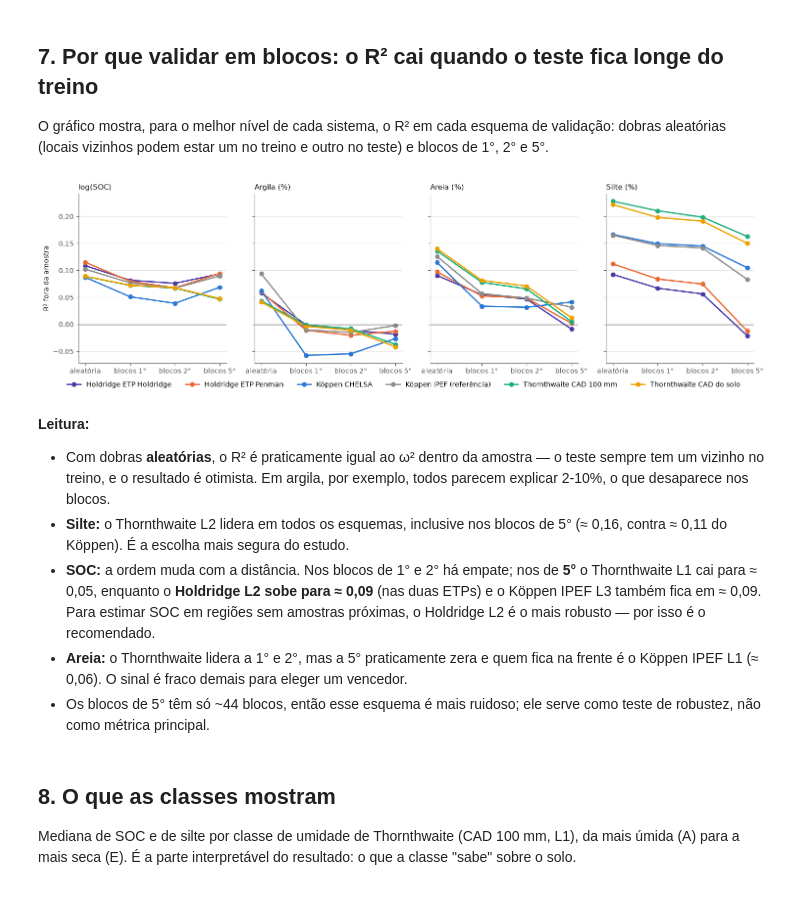
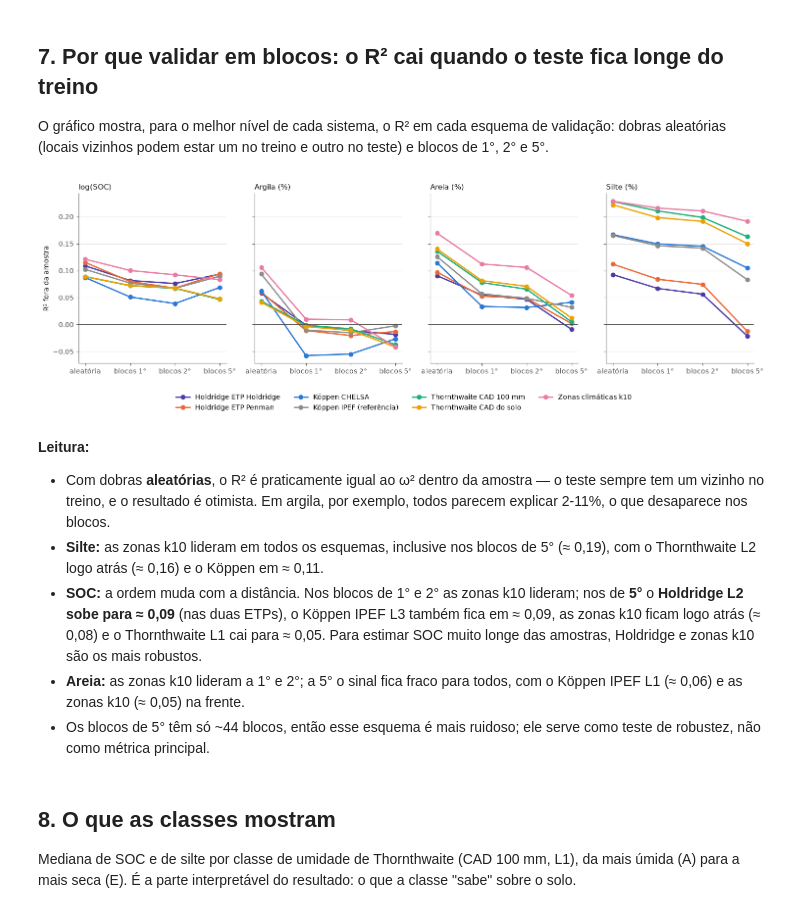
Before and after one commit to fcoliveira-utfpr/climate_for_soil, a Jupyter notebook: corelacao/comparacao_climas.ipynb, the cells around one changed output. Cells and saved outputs as stored; diff of their text form; code cells hidden in the pictures.

```diff
--- a/corelacao/comparacao_climas.ipynb
+++ b/corelacao/comparacao_climas.ipynb
@@ -84,10 +88,10 @@ classes = pd.read_csv(TAB / 'classes.csv')
 
 RESPOSTAS = {'log_soc': 'log(SOC)', 'argila': 'Argila (%)', 'areia': 'Areia (%)', 'silte': 'Silte (%)'}
 SISTEMAS = ['Köppen IPEF (referência)', 'Köppen CHELSA', 'Holdridge ETP Penman', 'Holdridge ETP Holdridge',
-            'Thornthwaite CAD 100 mm', 'Thornthwaite CAD do solo']
+            'Thornthwaite CAD 100 mm', 'Thornthwaite CAD do solo', 'Zonas climáticas k10']
 CORES = {'Köppen IPEF (referência)': '#8c8c8c', 'Köppen CHELSA': '#2a78d6', 'Holdridge ETP Penman': '#eb6834',
          'Holdridge ETP Holdridge': '#4a3aa7', 'Thornthwaite CAD 100 mm': '#1baf7a',
-         'Thornthwaite CAD do solo': '#eda100'}
+         'Thornthwaite CAD do solo': '#eda100', 'Zonas climáticas k10': '#e87ba4'}
 TINTA, TINTA2, GRADE = '#0b0b0b', '#52514e', '#e4e3df'
 plt.rcParams.update({'font.size': 10, 'axes.edgecolor': TINTA2, 'axes.labelcolor': TINTA,
                      'xtick.color': TINTA2, 'ytick.color': TINTA2, 'axes.spines.top': False,
@@ -426,39 +440,39 @@ aleatórias (locais vizinhos podem estar um no treino e outro no teste) e blocos
 # %%
 ESQUEMAS = {'aleatoria': 'aleatória', 'bloco_1': 'blocos 1°', 'bloco_2': 'blocos 2°', 'bloco_5': 'blocos 5°'}
 fig, axes = plt.subplots(1, 4, figsize=(15, 4.2), sharey=True)
 for ax, (resp, rotulo) in zip(axes, RESPOSTAS.items()):
     d = desemp[desemp.resposta == resp]
     melhores = d.loc[d.groupby('sistema').r2_bloco_2.idxmax()]
     for r in melhores.itertuples():
         vals = [getattr(r, f'r2_{e}') for e in ESQUEMAS]
         ax.plot(range(4), vals, '-o', color=CORES[r.sistema], lw=2, ms=6,
                 label=f'{r.sistema} {r.nivel}')
     ax.axhline(0, color=TINTA2, lw=1)
     ax.set_xticks(range(4), list(ESQUEMAS.values()))
     ax.set_title(rotulo, color=TINTA, fontsize=11, loc='left')
     ax.grid(axis='y', color=GRADE, lw=0.8)
 axes[0].set_ylabel('R² fora da amostra')
 handles, labels = axes[0].get_legend_handles_labels()
-fig.legend(handles, [l.split(' L')[0] for l in labels], loc='lower center', ncol=6, frameon=False,
-           bbox_to_anchor=(0.5, -0.06))
+fig.legend(handles, [l.split(' L')[0] for l in labels], loc='lower center', ncol=4, frameon=False,
+           bbox_to_anchor=(0.5, -0.17))
 fig.tight_layout()
 plt.show()
 # %% [output]
-[figure, old version]
+[figure, new version]
 # %% [markdown]
 **Leitura:**
 
 - Com dobras **aleatórias**, o R² é praticamente igual ao ω² dentro da amostra — o teste sempre tem um
-  vizinho no treino, e o resultado é otimista. Em argila, por exemplo, todos parecem explicar 2-10%, o que
+  vizinho no treino, e o resultado é otimista. Em argila, por exemplo, todos parecem explicar 2-11%, o que
   desaparece nos blocos.
-- **Silte:** o Thornthwaite L2 lidera em todos os esquemas, inclusive nos blocos de 5° (≈ 0,16, contra
-  ≈ 0,11 do Köppen). É a escolha mais segura do estudo.
-- **SOC:** a ordem muda com a distância. Nos blocos de 1° e 2° há empate; nos de **5°** o Thornthwaite L1
-  cai para ≈ 0,05, enquanto o **Holdridge L2 sobe para ≈ 0,09** (nas duas ETPs) e o Köppen IPEF L3 também
-  fica em ≈ 0,09. Para
-  estimar SOC em regiões sem amostras próximas, o Holdridge L2 é o mais robusto — por isso é o recomendado.
-- **Areia:** o Thornthwaite lidera a 1° e 2°, mas a 5° praticamente zera e quem fica na frente é o Köppen
-  IPEF L1 (≈ 0,06). O sinal é fraco demais para eleger um vencedor.
+- **Silte:** as zonas k10 lideram em todos os esquemas, inclusive nos blocos de 5° (≈ 0,19), com o
+  Thornthwaite L2 logo atrás (≈ 0,16) e o Köppen em ≈ 0,11.
+- **SOC:** a ordem muda com a distância. Nos blocos de 1° e 2° as zonas k10 lideram; nos de **5°** o
+  **Holdridge L2 sobe para ≈ 0,09** (nas duas ETPs), o Köppen IPEF L3 também fica em ≈ 0,09, as zonas k10
+  ficam logo atrás (≈ 0,08) e o Thornthwaite L1 cai para ≈ 0,05. Para estimar SOC muito longe das amostras,
+  Holdridge e zonas k10 são os mais robustos.
+- **Areia:** as zonas k10 lideram a 1° e 2°; a 5° o sinal fica fraco para todos, com o Köppen IPEF L1
+  (≈ 0,06) e as zonas k10 (≈ 0,05) na frente.
 - Os blocos de 5° têm só ~44 blocos, então esse esquema é mais ruidoso; ele serve como teste de robustez,
   não como métrica principal.
 # %% [markdown]
```
Also changed, not shown: parts of 13 cells of this notebook, 7 other files.
